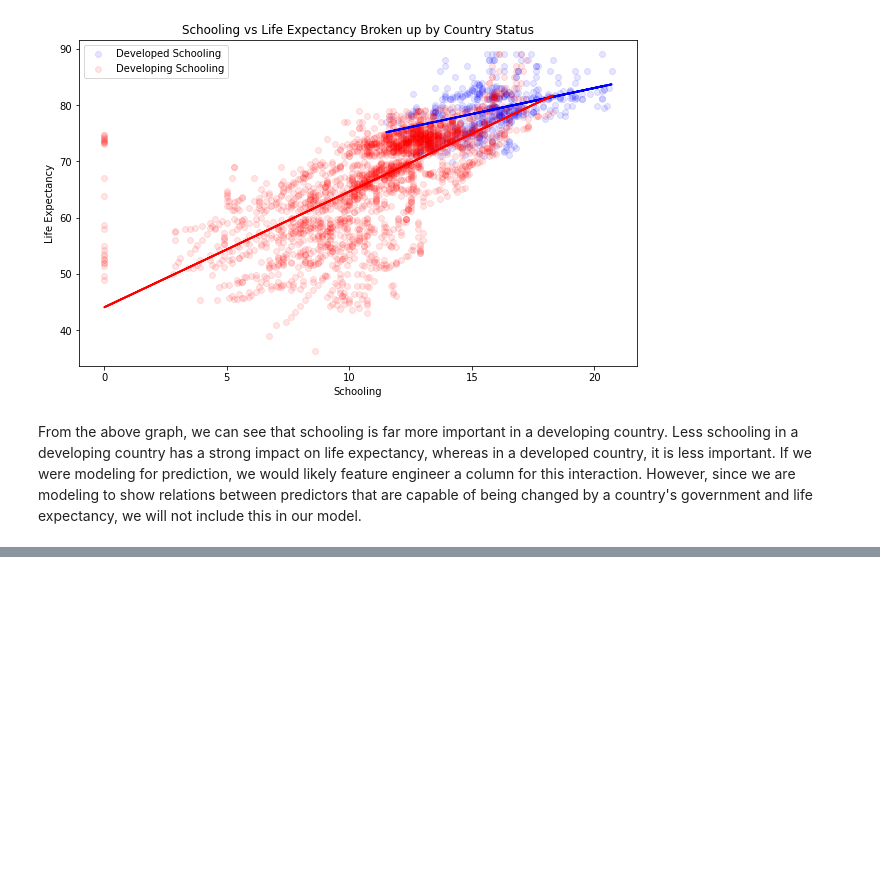
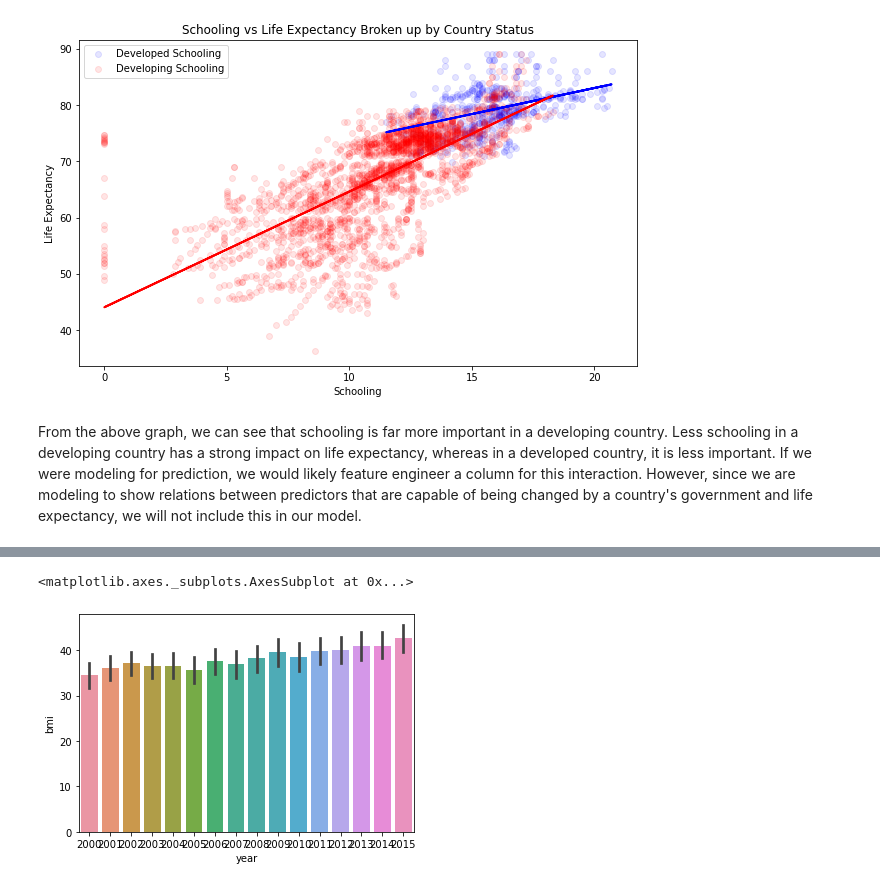
Before and after one commit to bmccabe96/Life_Expectancy_Regression, a Jupyter notebook: Analysis.ipynb, the cells around one changed output, grey strips where cells are left out. Saved outputs shown, nothing was run; the diff lists cells and outputs as text; code cells hidden in the pictures; blank space fills up the shorter version.

```diff
--- a/Analysis.ipynb
+++ b/Analysis.ipynb
@@ -214,0 +303,5 @@ strong multicollinearity or other numerical problems.
+# %%
+sns.barplot(df.year, df.bmi)
+# %% [output]
+<matplotlib.axes._subplots.AxesSubplot at 0x...>
+[figure, added]
```
Also changed, not shown: parts of 11 cells of this notebook, 3 other files.
